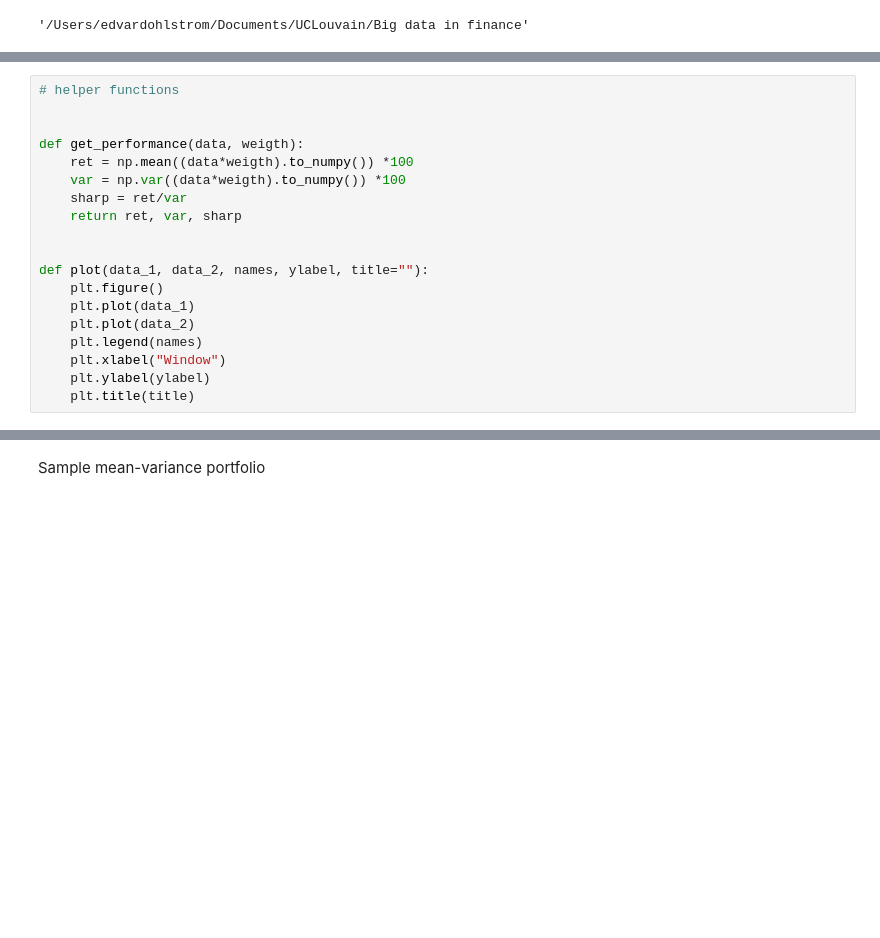
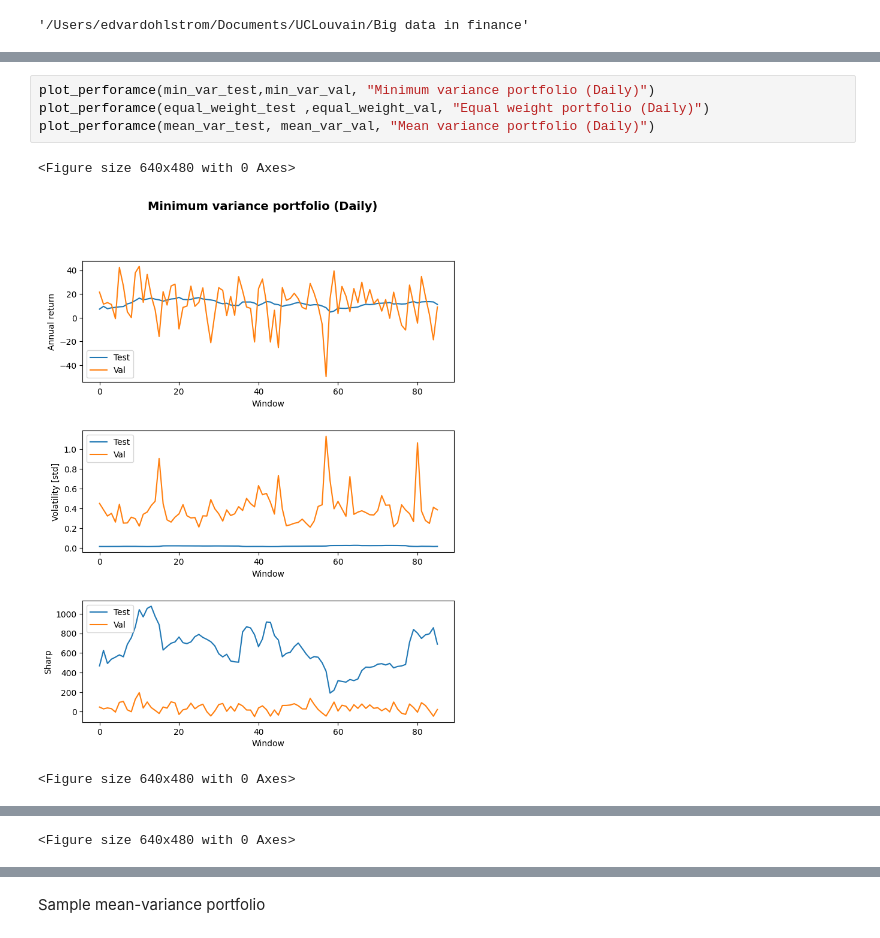
Before and after one commit to ohlstre1/Big-Data-in-Finance, a Jupyter notebook: source.ipynb, the cells around one changed output, grey strips where cells are left out. Cells and saved outputs as stored; diff of their text form; blank space fills up the shorter version.

Commit message:
Add 2 portfolios

```diff
--- a/source.ipynb
+++ b/source.ipynb
@@ -53,19 +77,0 @@ Read and cleaned data from path:  Data/10_Industry_Portfolios_Daily.csv
-# %%
-# helper functions
-
-
-def get_performance(data, weigth):
-    ret = np.mean((data*weigth).to_numpy()) *100
-    var = np.var((data*weigth).to_numpy()) *100
-    sharp = ret/var
-    return ret, var, sharp
-
-
-def plot(data_1, data_2, names, ylabel, title=""):
-    plt.figure()
-    plt.plot(data_1)
-    plt.plot(data_2)
-    plt.legend(names)
-    plt.xlabel("Window")
-    plt.ylabel(ylabel)
-    plt.title(title)
@@ -71,0 +153,8 @@ def plot(data_1, data_2, names, ylabel, title=""):
+# %%
+plot_perforamce(min_var_test,min_var_val, "Minimum variance portfolio (Daily)")
+plot_perforamce(equal_weight_test ,equal_weight_val, "Equal weight portfolio (Daily)")
+plot_perforamce(mean_var_test, mean_var_val, "Mean variance portfolio (Daily)")
+# %% [output]
+<Figure size 640x480 with 0 Axes>
+[figure, added]
+<Figure size 640x480 with 0 Axes>
@@ -71,0 +162 @@ def plot(data_1, data_2, names, ylabel, title=""):
+<Figure size 640x480 with 0 Axes>
```
Also changed, not shown: parts of 16 cells of this notebook, 1 other file.
